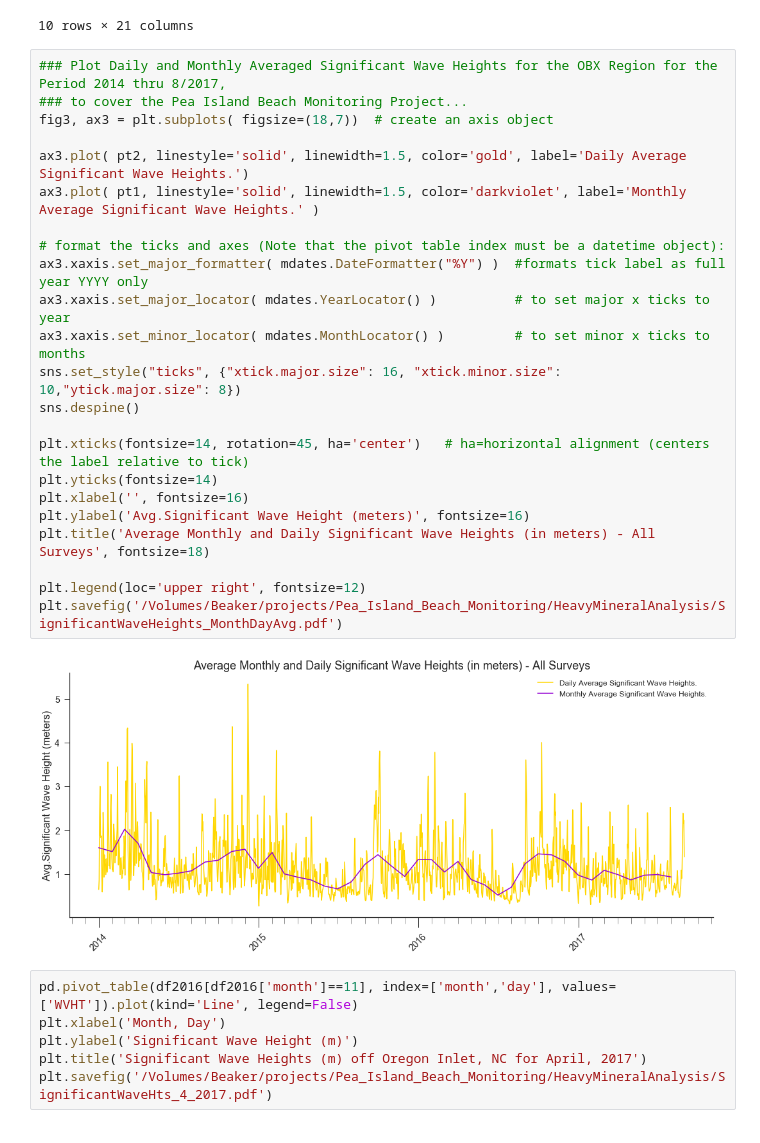
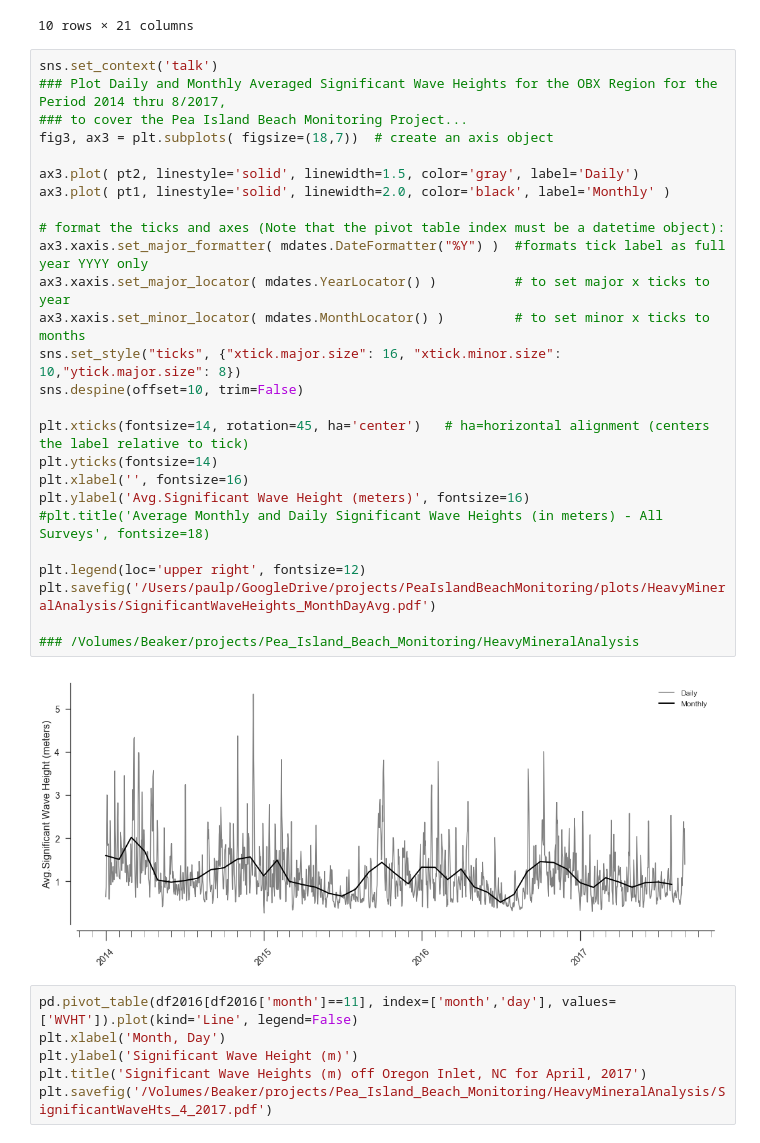
Before and after one commit to pjparis/PeaIslandBeachMonitoring, a Jupyter notebook: notebooks/NOAA Met and Ocean Data Analysis 2014-2017 for Oregon Inlet NC.ipynb, the cells around one changed output. Drawn from its saved outputs; the diff is of its cells as text.

Commit message:
Updates to Ocean Wave Data Plots

```diff
--- a/notebooks/NOAA Met and Ocean Data Analysis 2014-2017 for Oregon Inlet NC.ipynb
+++ b/notebooks/NOAA Met and Ocean Data Analysis 2014-2017 for Oregon Inlet NC.ipynb
@@ -305,30 +305,33 @@ df_all.loc[(df_all['WVHT'] >= 6.0)]
 | 16023 | 2014 | 12 | 8 | 9 | 17 | 999 | 99.0 | 99.0 | 6.02 | 12.50 | ... | ... |
 10 rows × 21 columns
 # %%
+sns.set_context('talk')
 ### Plot Daily and Monthly Averaged Significant Wave Heights for the OBX Region for the Period 2014 thru 8/2017,
 ### to cover the Pea Island Beach Monitoring Project...
 fig3, ax3 = plt.subplots( figsize=(18,7))  # create an axis object
 
-ax3.plot( pt2, linestyle='solid', linewidth=1.5, color='gold', label='Daily Average Significant Wave Heights.')
-ax3.plot( pt1, linestyle='solid', linewidth=1.5, color='darkviolet', label='Monthly Average Significant Wave Heights.' )
+ax3.plot( pt2, linestyle='solid', linewidth=1.5, color='gray', label='Daily')
+ax3.plot( pt1, linestyle='solid', linewidth=2.0, color='black', label='Monthly' )
 
 # format the ticks and axes (Note that the pivot table index must be a datetime object):
 ax3.xaxis.set_major_formatter( mdates.DateFormatter("%Y") )  #formats tick label as full year YYYY only
 ax3.xaxis.set_major_locator( mdates.YearLocator() )          # to set major x ticks to year
 ax3.xaxis.set_minor_locator( mdates.MonthLocator() )         # to set minor x ticks to months
 sns.set_style("ticks", {"xtick.major.size": 16, "xtick.minor.size": 10,"ytick.major.size": 8})
-sns.despine()
+sns.despine(offset=10, trim=False)
 
 plt.xticks(fontsize=14, rotation=45, ha='center')   # ha=horizontal alignment (centers the label relative to tick)
 plt.yticks(fontsize=14)
 plt.xlabel('', fontsize=16)
 plt.ylabel('Avg.Significant Wave Height (meters)', fontsize=16)
-plt.title('Average Monthly and Daily Significant Wave Heights (in meters) - All Surveys', fontsize=18)
+#plt.title('Average Monthly and Daily Significant Wave Heights (in meters) - All Surveys', fontsize=18)
 
 plt.legend(loc='upper right', fontsize=12)
-plt.savefig('/Volumes/Beaker/projects/Pea_Island_Beach_Monitoring/HeavyMineralAnalysis/SignificantWaveHeights_MonthDayAvg.pdf')
+plt.savefig('/Users/paulp/GoogleDrive/projects/PeaIslandBeachMonitoring/plots/HeavyMineralAnalysis/SignificantWaveHeights_MonthDayAvg.pdf')
+
+### /Volumes/Beaker/projects/Pea_Island_Beach_Monitoring/HeavyMineralAnalysis
 # %% [output]
-[figure, old version]
+[figure, new version]
 # %%
 pd.pivot_table(df2016[df2016['month']==11], index=['month','day'], values=['WVHT']).plot(kind='Line', legend=False)
 plt.xlabel('Month, Day')
```
Also changed, not shown: parts of 2 cells of this notebook, 1 other file.
